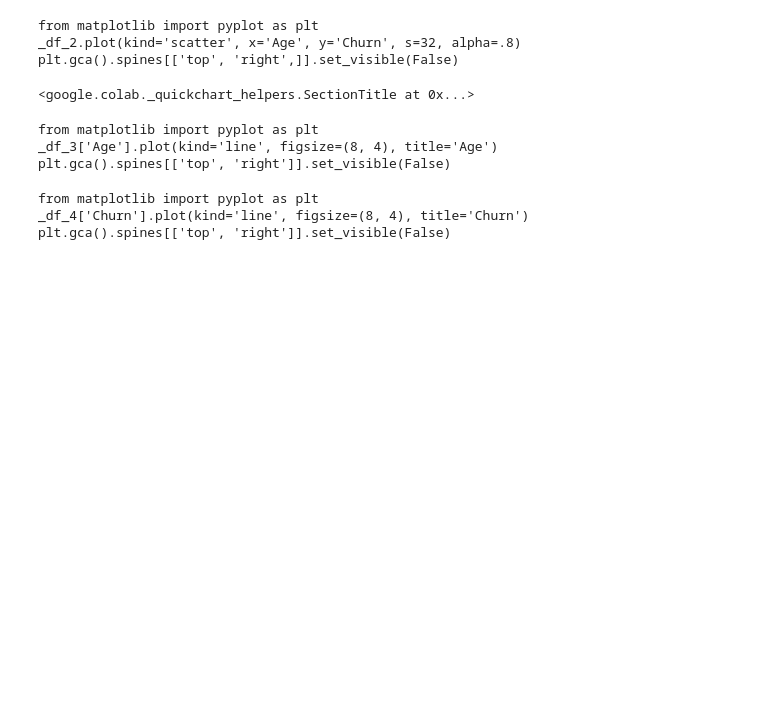
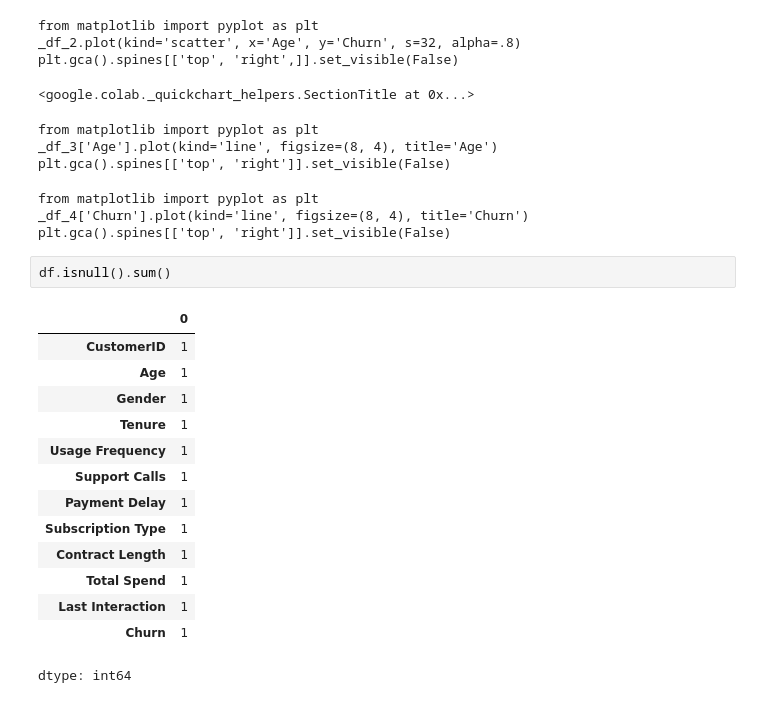
Before and after one commit to danai-coder/Customer-Churn-Analysis-Model, a Jupyter notebook: Customer_Churn_Analysis_Capstone.ipynb, the cells around one changed output. Saved outputs shown, nothing was run; the diff lists cells and outputs as text; blank space fills up the shorter version.

```diff
--- a/Customer_Churn_Analysis_Capstone.ipynb
+++ b/Customer_Churn_Analysis_Capstone.ipynb
@@ -105,3 +89,20 @@ plt.gca().spines[['top', 'right']].set_visible(False)
 from matplotlib import pyplot as plt
 _df_4['Churn'].plot(kind='line', figsize=(8, 4), title='Churn')
 plt.gca().spines[['top', 'right']].set_visible(False)
+# %%
+df.isnull().sum()
+# %% [output]
+|  | 0 |
+| CustomerID | 1 |
+| Age | 1 |
+| Gender | 1 |
+| Tenure | 1 |
+| Usage Frequency | 1 |
+| Support Calls | 1 |
+| Payment Delay | 1 |
+| Subscription Type | 1 |
+| Contract Length | 1 |
+| Total Spend | 1 |
+| Last Interaction | 1 |
+| Churn | 1 |
+dtype: int64
```
Also changed, not shown: parts of 17 cells of this notebook.
